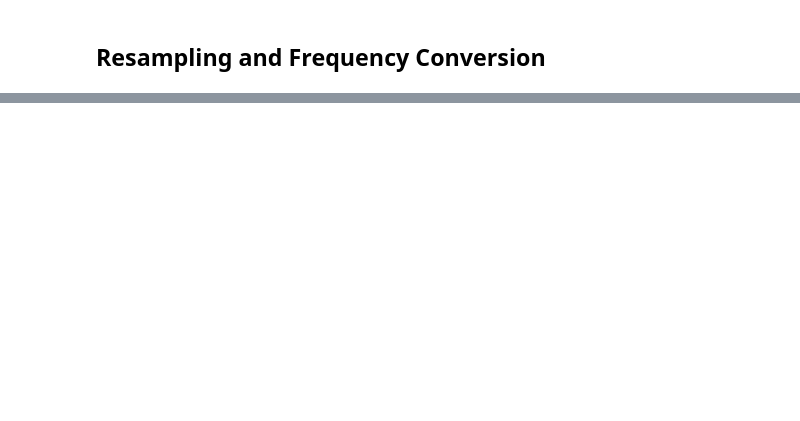
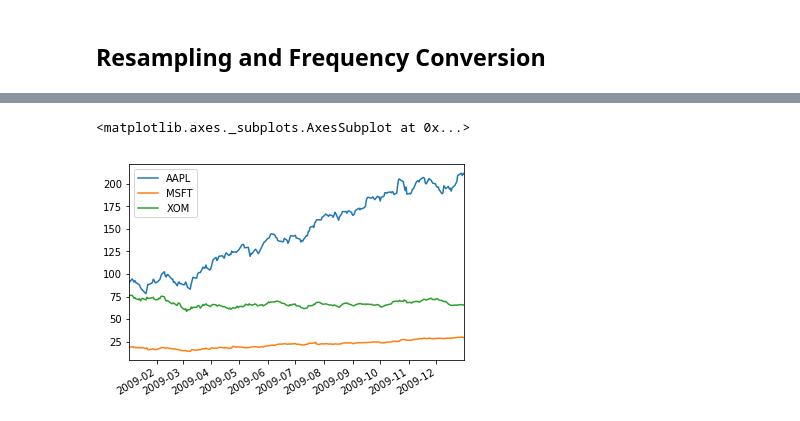
Before and after one commit to hugolu/learn-python, a Jupyter notebook: python-for-data-analysis/ch10-time-series.ipynb, the cells around one changed output, grey strips where cells are left out. Saved outputs shown, nothing was run; the diff lists cells and outputs as text; code cells hidden in the pictures; blank space fills up the shorter version.

```diff
--- a/python-for-data-analysis/ch10-time-series.ipynb
+++ b/python-for-data-analysis/ch10-time-series.ipynb
@@ -491,0 +625,5 @@ data[:5]
+# %%
+close_px['2009'].plot()
+# %% [output]
+<matplotlib.axes._subplots.AxesSubplot at 0x...>
+[figure, added]
```
Also changed, not shown: parts of 37 cells of this notebook.
